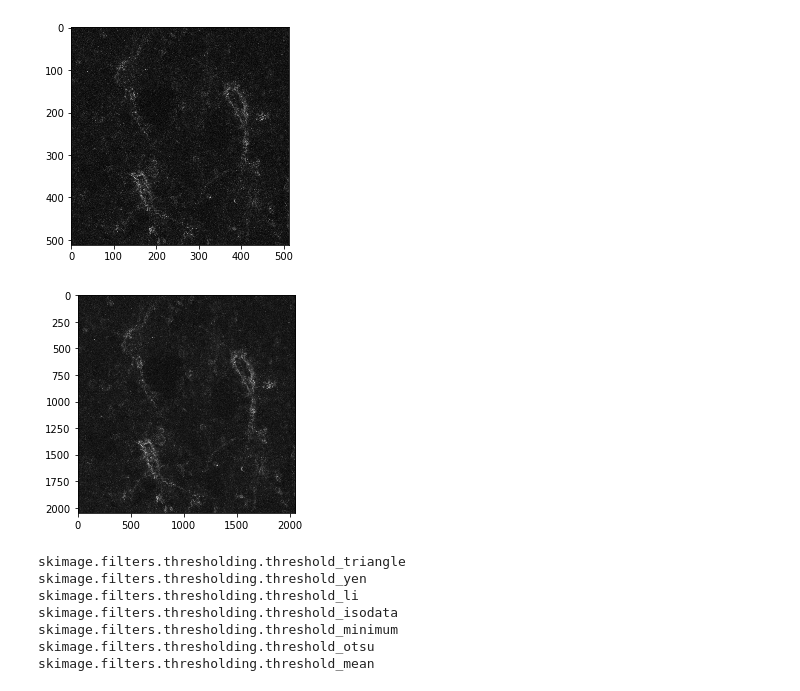
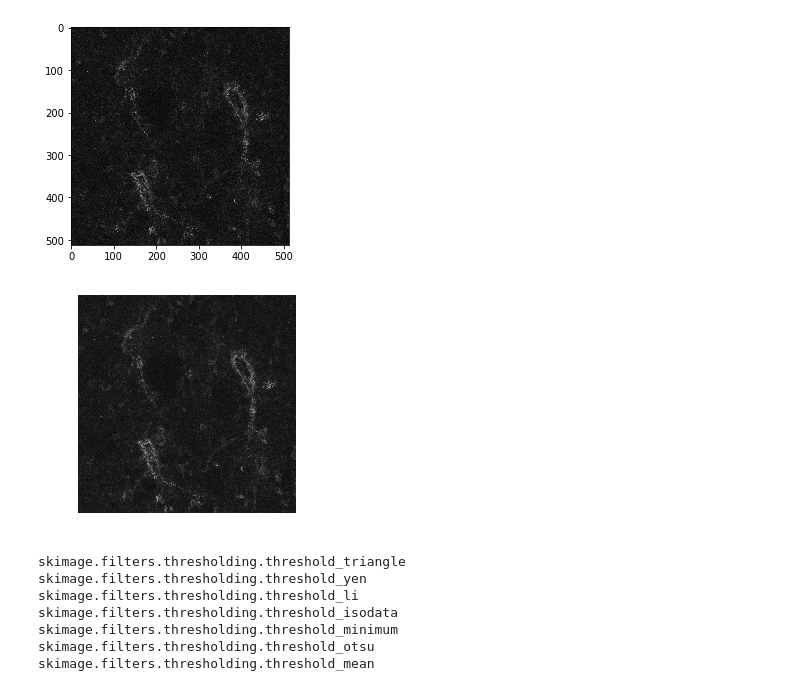
Before and after one commit to Nance-Lab/diff_classifier, a Jupyter notebook: notebooks/development/PNN_binning_example_workthrough.ipynb, the cells around one changed output. Cells and saved outputs as stored; diff of their text form; code cells hidden in the pictures.

```diff
--- a/notebooks/development/PNN_binning_example_workthrough.ipynb
+++ b/notebooks/development/PNN_binning_example_workthrough.ipynb
@@ -211,10 +211,10 @@ plt.show()
 # %%
 img_scaled = resize(img[0,:,:],(2048,2048))
 scaled_plot = plt.imshow(img_scaled, cmap='gray')
-#plt.axis('off')
+plt.axis('off')
 plt.show()
 # %% [output]
-[figure, old version]
+[figure, new version]
 # %%
 try_all_threshold(img_scaled, figsize=(20,18))
 # %% [output]
```
